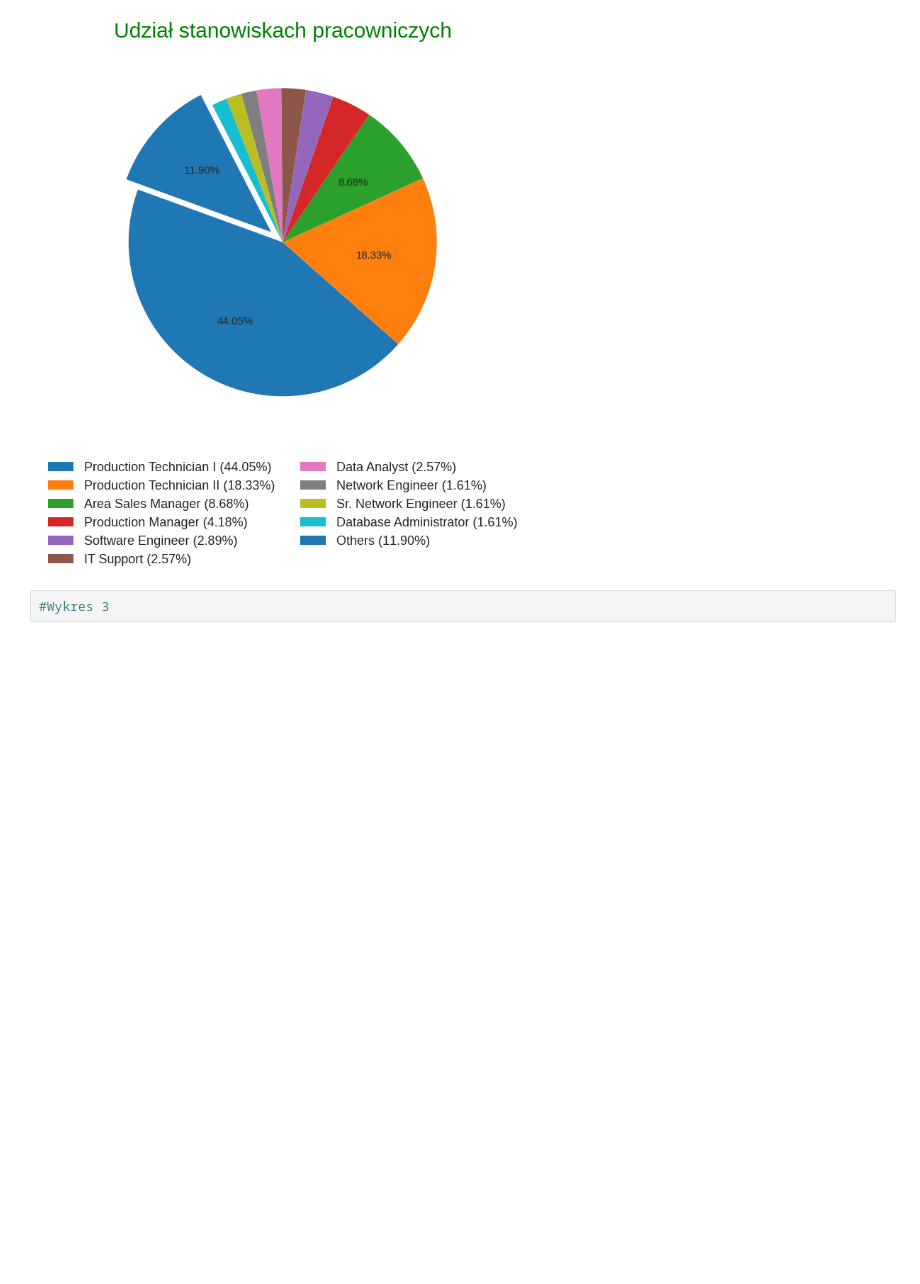
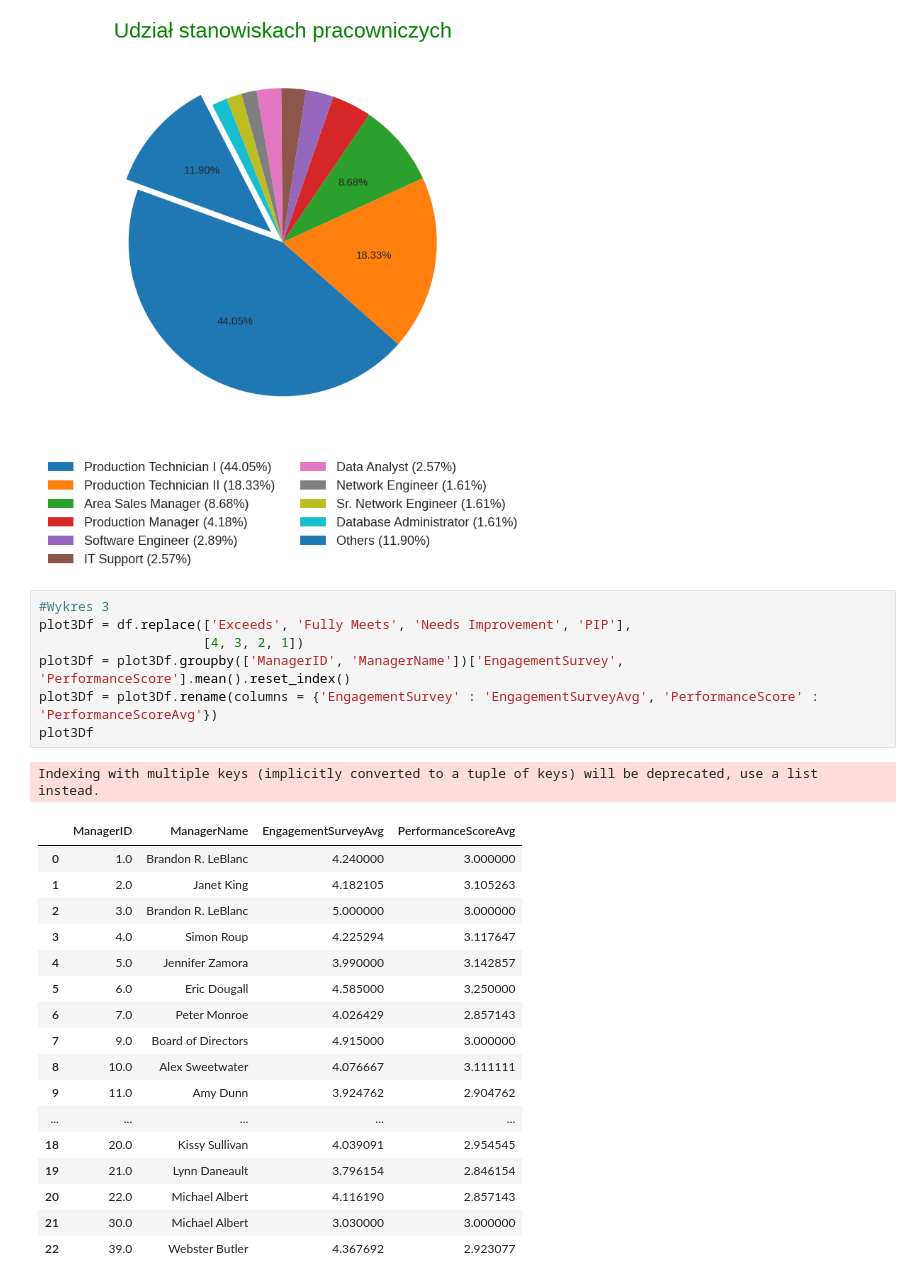
Before and after one commit to wkabatc/inwd-project, a Jupyter notebook: inwd_projekt.ipynb, the cells around one changed output. Drawn from its saved outputs; the diff is of its cells as text; blank space fills up the shorter version.

Commit message:
Trzeci wykres gotowy

```diff
--- a/inwd_projekt.ipynb
+++ b/inwd_projekt.ipynb
@@ -169,5 +157,29 @@ plot2.set_title(label = 'Udział stanowiskach pracowniczych', fontsize = 30, col
 # %% [output]
 Text(0.5, 1.02, 'Udział stanowiskach pracowniczych')
 [figure]
-# %%
-#Wykres 3
+# %%
+#Wykres 3
+plot3Df = df.replace(['Exceeds', 'Fully Meets', 'Needs Improvement', 'PIP'],
+                     [4, 3, 2, 1])
+plot3Df = plot3Df.groupby(['ManagerID', 'ManagerName'])['EngagementSurvey', 'PerformanceScore'].mean().reset_index()
+plot3Df = plot3Df.rename(columns = {'EngagementSurvey' : 'EngagementSurveyAvg', 'PerformanceScore' : 'PerformanceScoreAvg'})
+plot3Df
+# %% [output]
+Indexing with multiple keys (implicitly converted to a tuple of keys) will be deprecated, use a list instead.
+|  | ManagerID | ManagerName | EngagementSurveyAvg | PerformanceScoreAvg |
+| 0 | 1.0 | Brandon R. LeBlanc | 4.240000 | 3.000000 |
+| 1 | 2.0 | Janet King | 4.182105 | 3.105263 |
+| 2 | 3.0 | Brandon R. LeBlanc | 5.000000 | 3.000000 |
+| 3 | 4.0 | Simon Roup | 4.225294 | 3.117647 |
+| 4 | 5.0 | Jennifer Zamora | 3.990000 | 3.142857 |
+| 5 | 6.0 | Eric Dougall | 4.585000 | 3.250000 |
+| 6 | 7.0 | Peter Monroe | 4.026429 | 2.857143 |
+| 7 | 9.0 | Board of Directors | 4.915000 | 3.000000 |
+| 8 | 10.0 | Alex Sweetwater | 4.076667 | 3.111111 |
+| 9 | 11.0 | Amy Dunn | 3.924762 | 2.904762 |
+| ... | ... | ... | ... | ... |
+| 18 | 20.0 | Kissy Sullivan | 4.039091 | 2.954545 |
+| 19 | 21.0 | Lynn Daneault | 3.796154 | 2.846154 |
+| 20 | 22.0 | Michael Albert | 4.116190 | 2.857143 |
+| 21 | 30.0 | Michael Albert | 3.030000 | 3.000000 |
+| 22 | 39.0 | Webster Butler | 4.367692 | 2.923077 |
```
Also changed, not shown: parts of 7 cells of this notebook.
